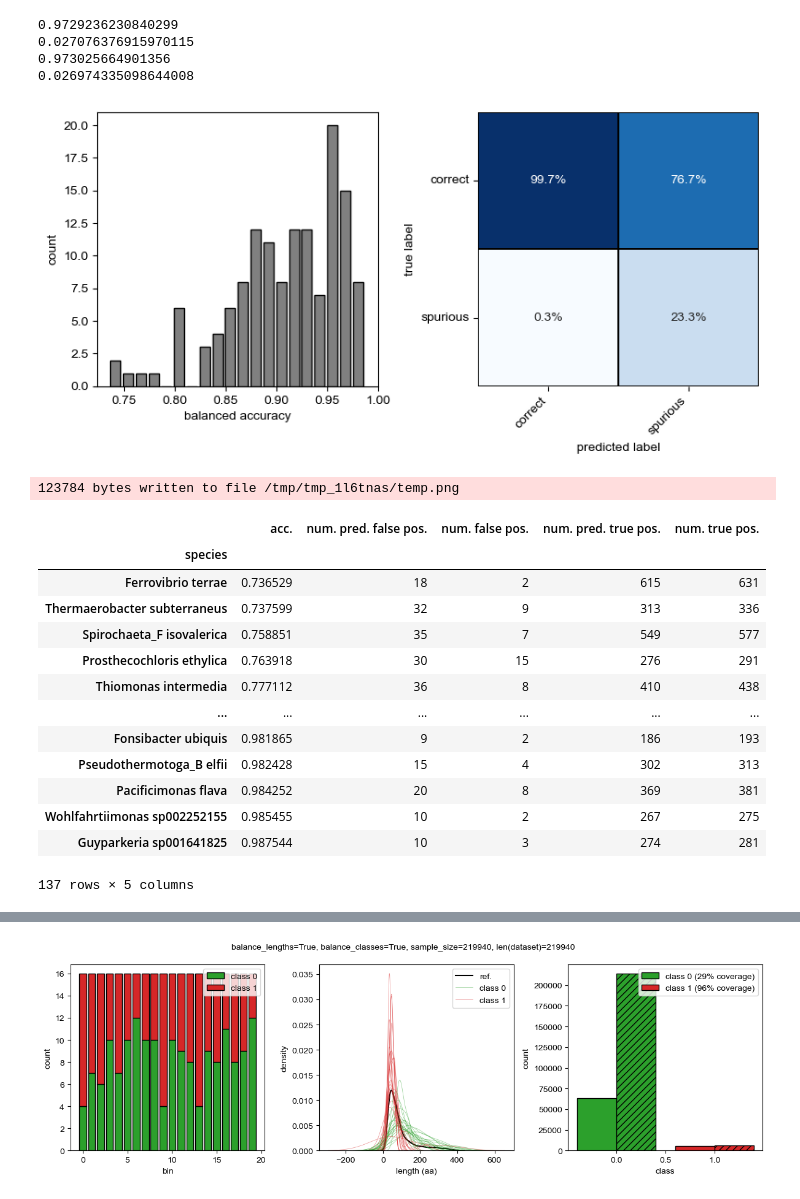
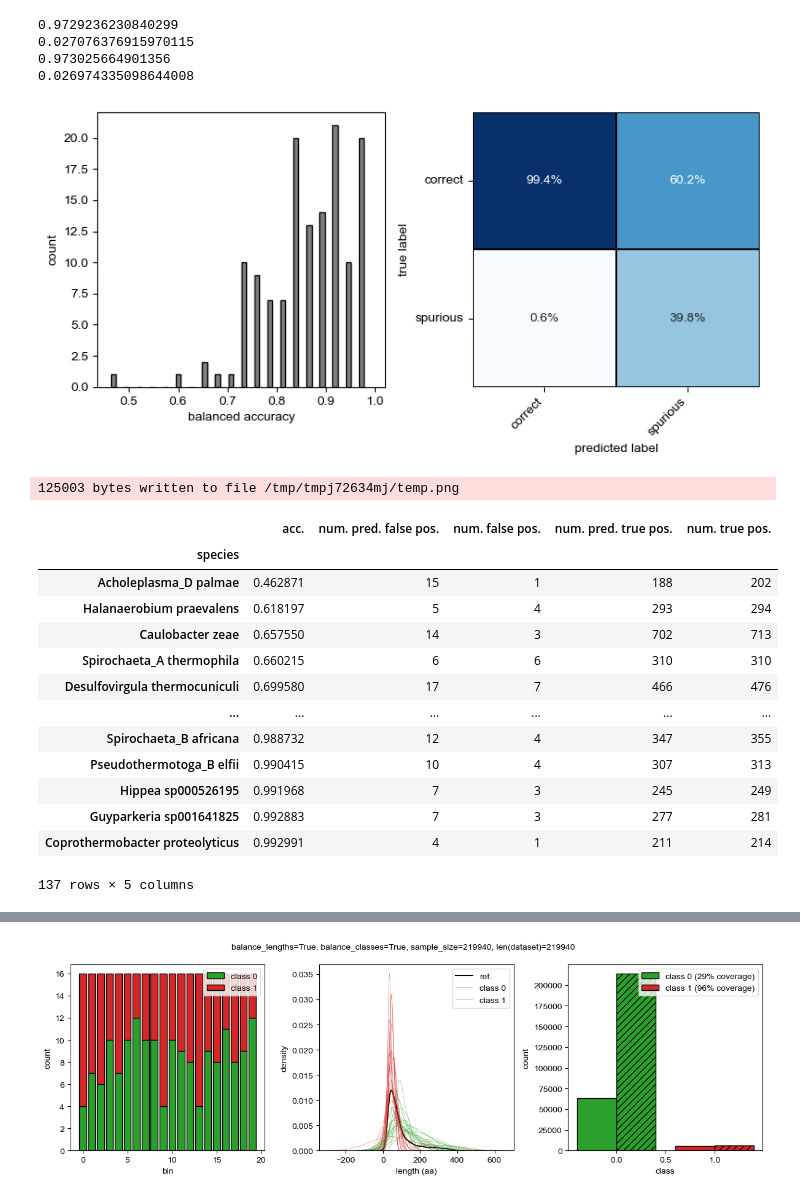
Before and after one commit to pipparichter/frugal, a Jupyter notebook: notebooks/filter.ipynb, the cells around one changed output, grey strips where cells are left out. Drawn from its saved outputs; the diff is of its cells as text; code cells hidden in the pictures.

```diff
--- a/notebooks/filter.ipynb
+++ b/notebooks/filter.ipynb
@@ -142,62 +142,62 @@ pred_out_df = pred_out_df.merge(genome_metadata_df[['species']], left_on='genome
 fig, axes = plt.subplots(ncols=2, layout='tight', figsize=(8, 4))
 
 ax = axes[0]
-accs = pred_out_df.groupby('genome_id').apply(lambda df : balanced_accuracy_score(df.label, df.filter_balance_classes_label), include_groups=False)
+accs = pred_out_df.groupby('genome_id').apply(lambda df : balanced_accuracy_score(df.label, df.filter_balance_classes_and_lengths_label), include_groups=False)
 ax.hist(accs, bins=20, color='gray', width=0.01, edgecolor='black')
 ax.set_xlabel('balanced accuracy')
 ax.set_ylabel('count')
 
 ax = axes[1]
 labels = ['correct', 'spurious']
-matrix = confusion_matrix(pred_out_df.label.values, pred_out_df.filter_balance_classes_label.values) #, labels=sorted(pred_out_df.label.unique()))
+matrix = confusion_matrix(pred_out_df.label.values, pred_out_df.filter_balance_classes_and_lengths_label.values) #, labels=sorted(pred_out_df.label.unique()))
 matrix = pd.DataFrame(matrix, columns=labels, index=labels)
 matrix = matrix.apply(lambda x: x/x.sum(), axis=0) # Normalize the matrix.
 
 sns.heatmap(matrix, ax=ax, annot=True, cbar=False, linecolor='black', lw=0.2, fmt='.1%', cmap='Blues') # fmt='.1%',
 
 # Rotate the tick labels on the x-axis of each subplot.
 ax.set_xticks(np.arange(len(labels)) + 0.5, matrix.columns, rotation=45, ha='right')
 ax.set_yticks(np.arange(len(labels)) + 0.5, matrix.columns, rotation=0)
 ax.set_xlabel('predicted label')
 ax.set_ylabel('true label')
 
 plt.show()
 
 # The UserWarning from scikitlearn is because some of the genomes have no Prodigal false positives in the testing set.
 
 def table_1(pred_out_df:pd.DataFrame, path:str='../figures/filter-table_1.png'):
     table_df = dict()
 
-    table_df['acc.'] = pred_out_df.groupby('species').apply(lambda df : balanced_accuracy_score(df.label, df.filter_balance_classes_label) , include_groups=False)
+    table_df['acc.'] = pred_out_df.groupby('species').apply(lambda df : balanced_accuracy_score(df.label, df.filter_balance_classes_and_lengths_label) , include_groups=False)
 
-    table_df['num. pred. false pos.'] = pred_out_df.groupby('species').apply(lambda df : (df.filter_balance_classes_label == 1).sum(), include_groups=False)
+    table_df['num. pred. false pos.'] = pred_out_df.groupby('species').apply(lambda df : (df.filter_balance_classes_and_lengths_label == 1).sum(), include_groups=False)
     table_df['num. false pos.'] = pred_out_df.groupby('species').apply(lambda df : (df.label == 1).sum(), include_groups=False)
-    table_df['num. pred. true pos.'] = pred_out_df.groupby('species').apply(lambda df : (df.filter_balance_classes_label == 0).sum(), include_groups=False)
+    table_df['num. pred. true pos.'] = pred_out_df.groupby('species').apply(lambda df : (df.filter_balance_classes_and_lengths_label == 0).sum(), include_groups=False)
     table_df['num. true pos.'] = pred_out_df.groupby('species').apply(lambda df : (df.label == 0).sum(), include_groups=False)
     table_df = pd.DataFrame(table_df)
 
     table_df = table_df.sort_values('acc.')
     dfi.export(table_df.iloc[:50], path)
     return table_df
 
 warnings.simplefilter('ignore')
 table_1(pred_out_df)
 # %% [output]
-[figure, old version]
+[figure, new version]
-123784 bytes written to file /tmp/tmp_1l6tnas/temp.png
+125003 bytes written to file /tmp/tmpj72634mj/temp.png
 |  | acc. | num. pred. false pos. | num. false pos. | num. pred. true pos. | num. true pos. |
 | species |  |  |  |  |  |
-| Ferrovibrio terrae | 0.736529 | 18 | 2 | 615 | 631 |
-| Thermaerobacter subterraneus | 0.737599 | 32 | 9 | 313 | 336 |
-| Spirochaeta_F isovalerica | 0.758851 | 35 | 7 | 549 | 577 |
-| Prosthecochloris ethylica | 0.763918 | 30 | 15 | 276 | 291 |
-| Thiomonas intermedia | 0.777112 | 36 | 8 | 410 | 438 |
+| Acholeplasma_D palmae | 0.462871 | 15 | 1 | 188 | 202 |
+| Halanaerobium praevalens | 0.618197 | 5 | 4 | 293 | 294 |
+| Caulobacter zeae | 0.657550 | 14 | 3 | 702 | 713 |
+| Spirochaeta_A thermophila | 0.660215 | 6 | 6 | 310 | 310 |
+| Desulfovirgula thermocuniculi | 0.699580 | 17 | 7 | 466 | 476 |
 | ... | ... | ... | ... | ... | ... |
-| Fonsibacter ubiquis | 0.981865 | 9 | 2 | 186 | 193 |
-| Pseudothermotoga_B elfii | 0.982428 | 15 | 4 | 302 | 313 |
-| Pacificimonas flava | 0.984252 | 20 | 8 | 369 | 381 |
-| Wohlfahrtiimonas sp002252155 | 0.985455 | 10 | 2 | 267 | 275 |
-| Guyparkeria sp001641825 | 0.987544 | 10 | 3 | 274 | 281 |
+| Spirochaeta_B africana | 0.988732 | 12 | 4 | 347 | 355 |
+| Pseudothermotoga_B elfii | 0.990415 | 10 | 4 | 307 | 313 |
+| Hippea sp000526195 | 0.991968 | 7 | 3 | 245 | 249 |
+| Guyparkeria sp001641825 | 0.992883 | 7 | 3 | 277 | 281 |
+| Coprothermobacter proteolyticus | 0.992991 | 4 | 1 | 211 | 214 |
 137 rows × 5 columns
 # %%
 # I am mainly worried about the things that the model has predicted to be wrong, but are actually correct.
```
Also changed, not shown: parts of 3 cells of this notebook, 3 other files.
